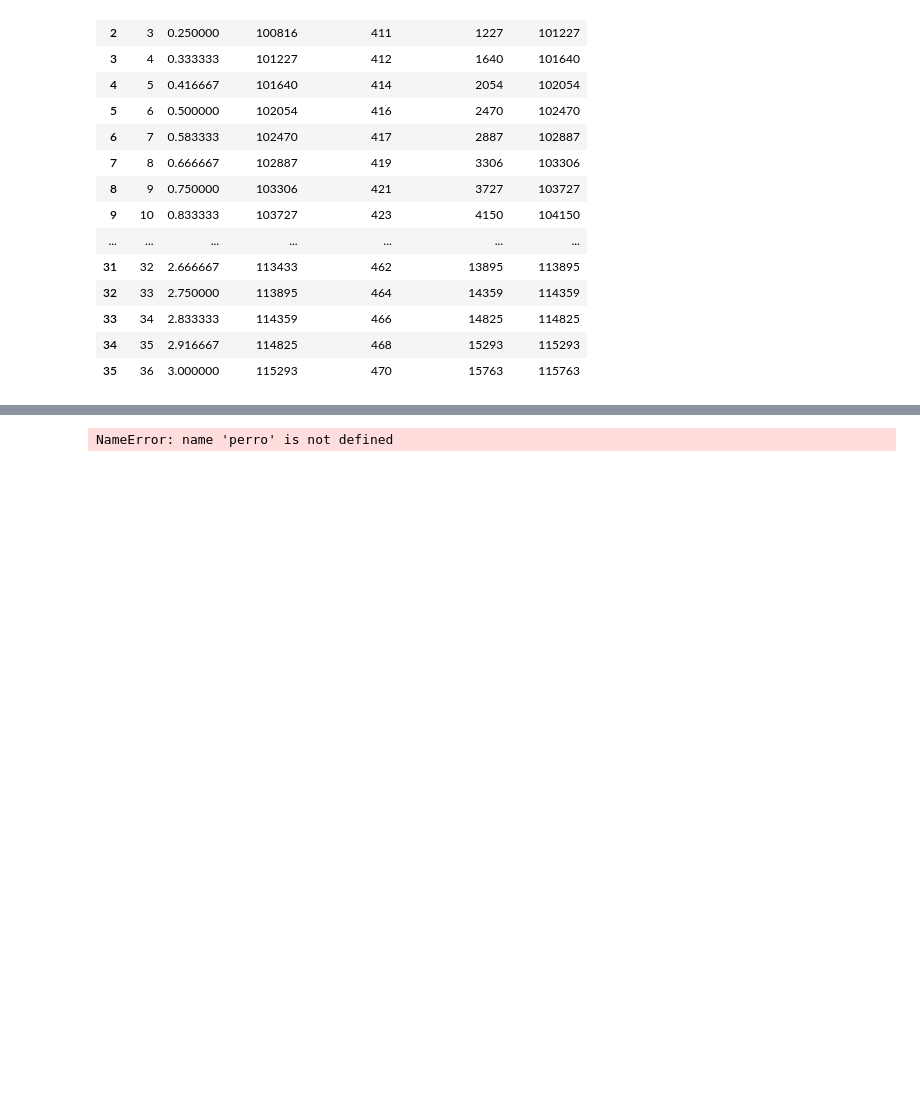
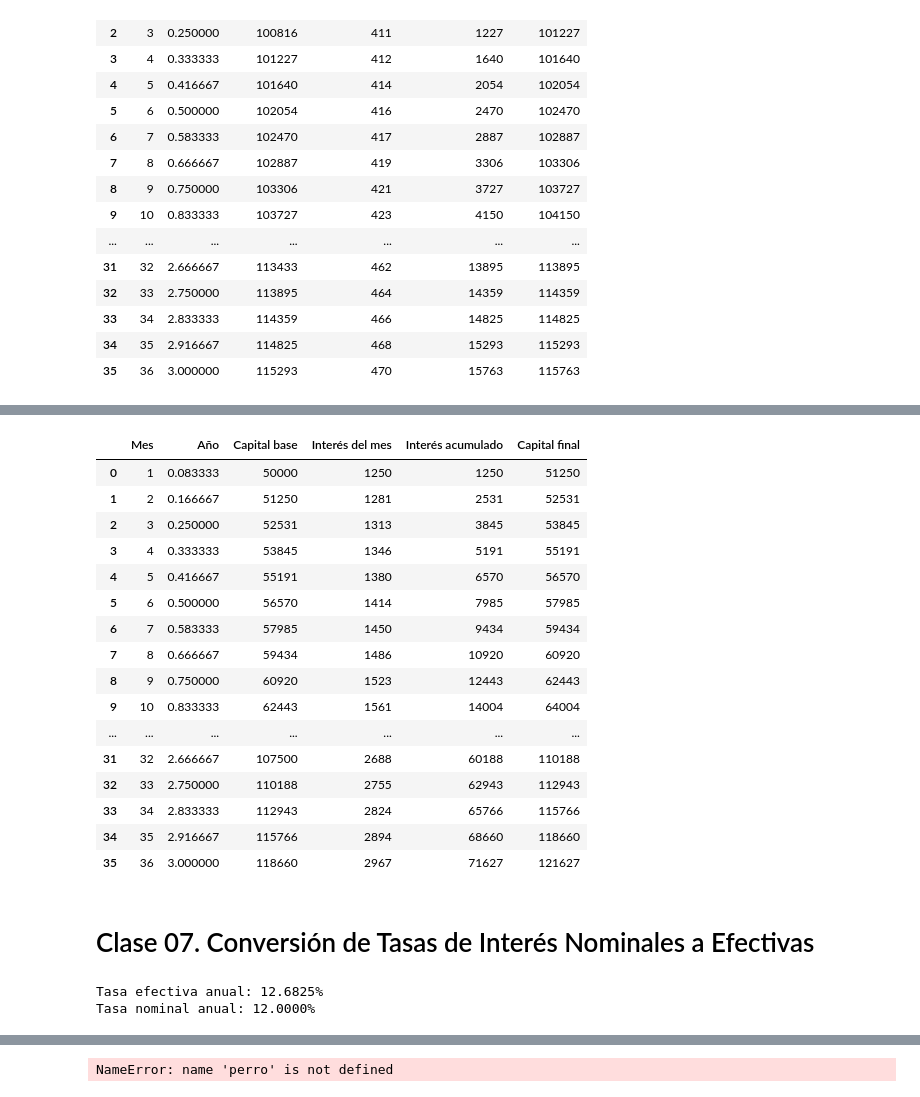
Before and after one commit to alexandergribenchenko/Data_Science_Finanzas, a Jupyter notebook: DS_FIN_01_Creditos_estudio.ipynb, the cells around one changed output, grey strips where cells are left out. Cells and saved outputs as stored; diff of their text form; code cells hidden in the pictures; blank space fills up the shorter version.

```diff
--- a/DS_FIN_01_Creditos_estudio.ipynb
+++ b/DS_FIN_01_Creditos_estudio.ipynb
@@ -107,7 +107,7 @@ interes_periodo_n
 # %%
 import pandas as pd
 
-def generar_tabla_apply(capital_inicial, tasa_anual, m, n):
+def tabla_anual_interes_compuesto(capital_inicial, tasa_anual, m, n):
     df = pd.DataFrame({'Periodo': range(1, n + 1)})
 
     df['Capital base'] = df['Periodo'].apply(
@@ -260,0 +317,29 @@ df
+# %%
+df = tabla_mensual_interes_compuesto(
+    capital_inicial=50_000,
+    tasa_anual=0.30,
+    m=12,
+    n=3
+)
+
+df
+# %% [output]
+|  | Mes | Año | Capital base | Interés del mes | Interés acumulado | Capital final |
+| 0 | 1 | 0.083333 | 50000 | 1250 | 1250 | 51250 |
+| 1 | 2 | 0.166667 | 51250 | 1281 | 2531 | 52531 |
+| 2 | 3 | 0.250000 | 52531 | 1313 | 3845 | 53845 |
+| 3 | 4 | 0.333333 | 53845 | 1346 | 5191 | 55191 |
+| 4 | 5 | 0.416667 | 55191 | 1380 | 6570 | 56570 |
+| 5 | 6 | 0.500000 | 56570 | 1414 | 7985 | 57985 |
+| 6 | 7 | 0.583333 | 57985 | 1450 | 9434 | 59434 |
+| 7 | 8 | 0.666667 | 59434 | 1486 | 10920 | 60920 |
+| 8 | 9 | 0.750000 | 60920 | 1523 | 12443 | 62443 |
+| 9 | 10 | 0.833333 | 62443 | 1561 | 14004 | 64004 |
+| ... | ... | ... | ... | ... | ... | ... |
+| 31 | 32 | 2.666667 | 107500 | 2688 | 60188 | 110188 |
+| 32 | 33 | 2.750000 | 110188 | 2755 | 62943 | 112943 |
+| 33 | 34 | 2.833333 | 112943 | 2824 | 65766 | 115766 |
+| 34 | 35 | 2.916667 | 115766 | 2894 | 68660 | 118660 |
+| 35 | 36 | 3.000000 | 118660 | 2967 | 71627 | 121627 |
+# %% [markdown]
+# Clase 07. Conversión de Tasas de Interés Nominales a Efectivas
@@ -260,0 +373,12 @@ df
+# %%
+# Tasa nominal del 12% capitalizable mensualmente (m = 12)
+tasa_nom = 0.12
+tasa_efec = tasa_nominal_a_efectiva(tasa_nom, m=12)
+print(f"Tasa efectiva anual: {tasa_efec:.4%}")  # 12.68%
+
+# Inverso: convertir esa tasa efectiva a nominal
+tasa_recuperada = tasa_efectiva_a_nominal(tasa_efec, m=12)
+print(f"Tasa nominal anual: {tasa_recuperada:.4%}")  # 12.00%
+# %% [output]
+Tasa efectiva anual: 12.6825%
+Tasa nominal anual: 12.0000%
```
Also changed, not shown: parts of 23 cells of this notebook.
